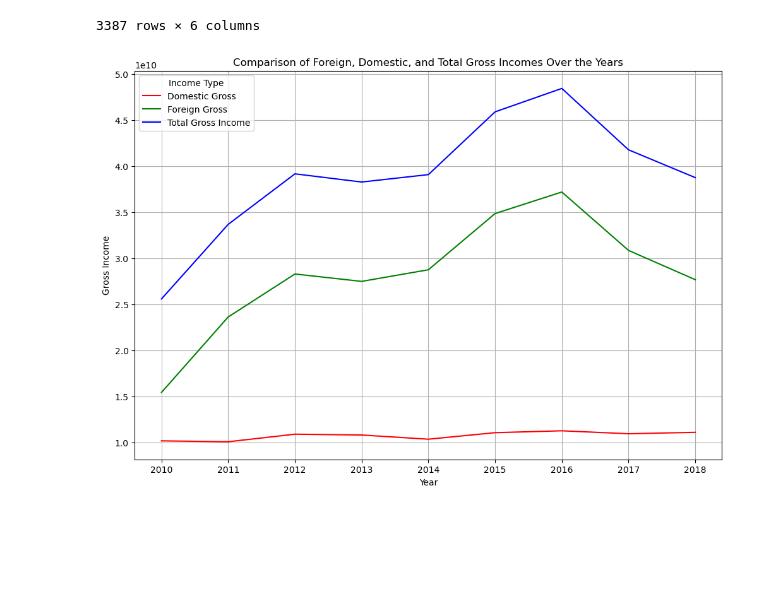
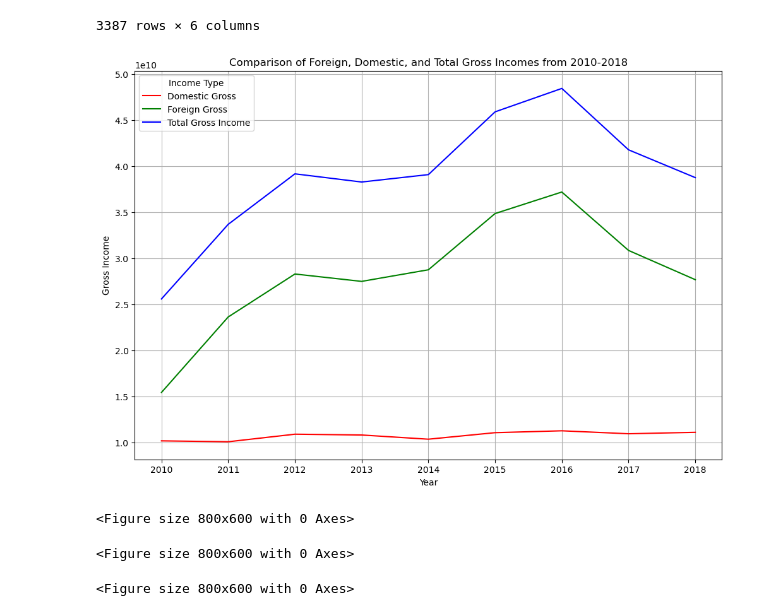
Before and after one commit to AwuorJ/dsc-phase-1-project-v2-3, a Jupyter notebook: student.ipynb, the cells around one changed output. Drawn from its saved outputs; the diff is of its cells as text; code cells hidden in the pictures; blank space fills up the shorter version.

Commit message:
save plots as png

```diff
--- a/student.ipynb
+++ b/student.ipynb
@@ -253,18 +253,31 @@ df
 # %%
 yearly_gross_income = df.groupby('year').agg({'domestic_gross': 'sum', 'foreign_gross': 'sum', 'total_gross_income': 'sum'}).reset_index()
 
 colors = ['red', 'green', 'blue']
 
 plt.figure(figsize=(12, 8))
 for i, income_type in enumerate(['domestic_gross', 'foreign_gross', 'total_gross_income']):
     sns.lineplot(data=yearly_gross_income, x='year', y=income_type, color=colors[i], label=income_type.replace('_', ' ').title())
 
-plt.title('Comparison of Foreign, Domestic, and Total Gross Incomes Over the Years')
+plt.title('Comparison of Foreign, Domestic, and Total Gross Incomes from 2010-2018')
 plt.xlabel('Year')
 plt.ylabel('Gross Income')
 plt.xticks(yearly_gross_income['year'])
 plt.legend(title='Income Type')
 plt.grid(True)
 plt.show()
 # %% [output]
-[figure, old version]
+[figure, new version]
+# %%
+plt.figure(figsize=(8, 6))
+plt.savefig('Domestic_Gross_Box_Plot.png')
+
+plt.figure(figsize=(8, 6))
+plt.savefig('Foreign_Gross_Box_Plot.png')
+
+plt.figure(figsize=(8, 6))
+plt.savefig('Gross_incomes.png')
+# %% [output]
+<Figure size 800x600 with 0 Axes>
+<Figure size 800x600 with 0 Axes>
+<Figure size 800x600 with 0 Axes>
```
